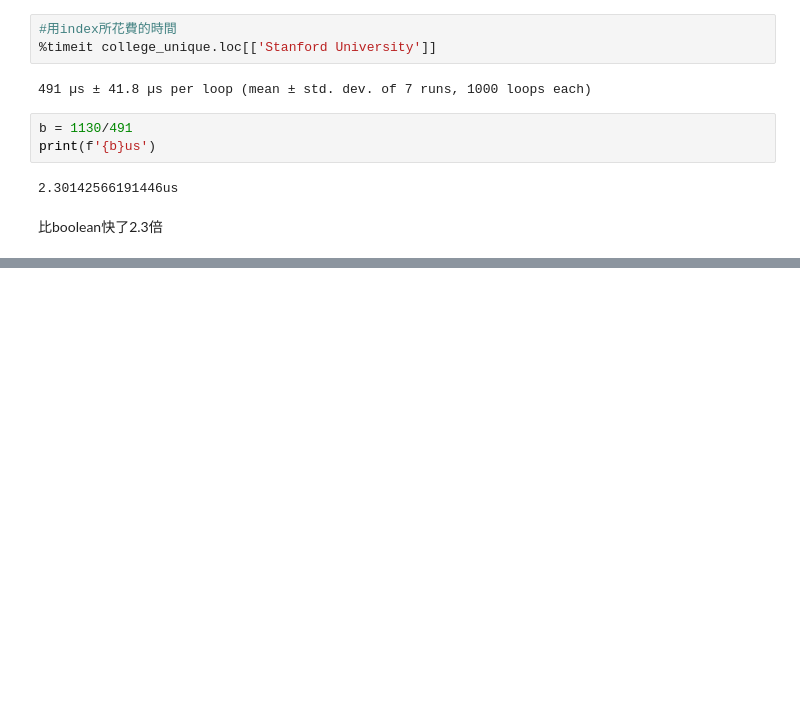
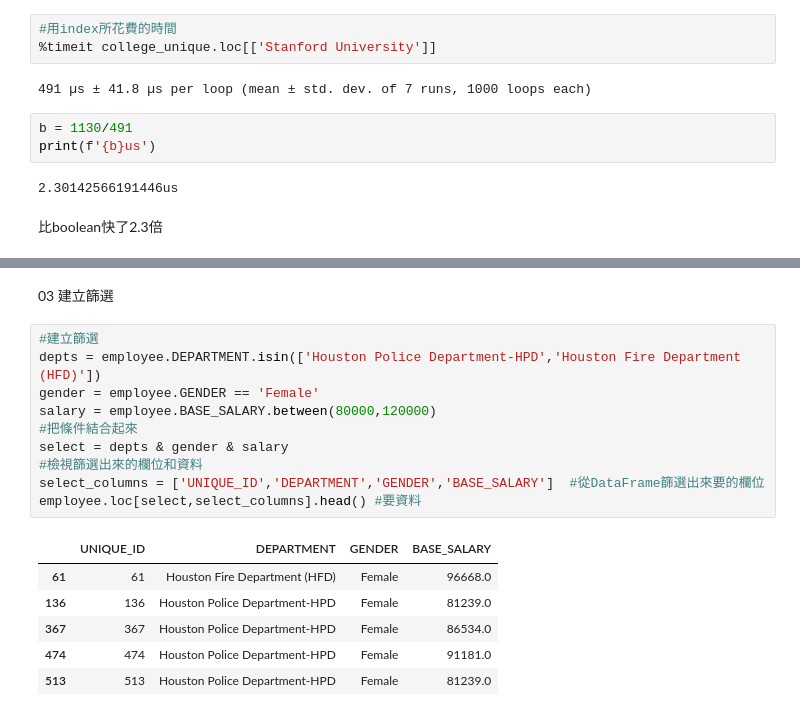
Before and after one commit to akilchen/pandas-, a Jupyter notebook: CH07_用Boolean_Series篩選特定資料.ipynb, the cells around one changed output, grey strips where cells are left out. Drawn from its saved outputs; the diff is of its cells as text; blank space fills up the shorter version.

```diff
--- a/CH07_用Boolean_Series篩選特定資料.ipynb
+++ b/CH07_用Boolean_Series篩選特定資料.ipynb
@@ -414,0 +523,19 @@ print(f'{b}us')
+# %% [markdown]
+03 建立篩選
+# %%
+#建立篩選
+depts = employee.DEPARTMENT.isin(['Houston Police Department-HPD','Houston Fire Department (HFD)'])
+gender = employee.GENDER == 'Female'
+salary = employee.BASE_SALARY.between(80000,120000)
+#把條件結合起來
+select = depts & gender & salary
+#檢視篩選出來的欄位和資料
+select_columns = ['UNIQUE_ID','DEPARTMENT','GENDER','BASE_SALARY']  #從DataFrame篩選出來要的欄位
+employee.loc[select,select_columns].head() #要資料
+# %% [output]
+|  | UNIQUE_ID | DEPARTMENT | GENDER | BASE_SALARY |
+| 61 | 61 | Houston Fire Department (HFD) | Female | 96668.0 |
+| 136 | 136 | Houston Police Department-HPD | Female | 81239.0 |
+| 367 | 367 | Houston Police Department-HPD | Female | 86534.0 |
+| 474 | 474 | Houston Police Department-HPD | Female | 91181.0 |
+| 513 | 513 | Houston Police Department-HPD | Female | 81239.0 |
```
Also changed, not shown: parts of 24 cells of this notebook.
